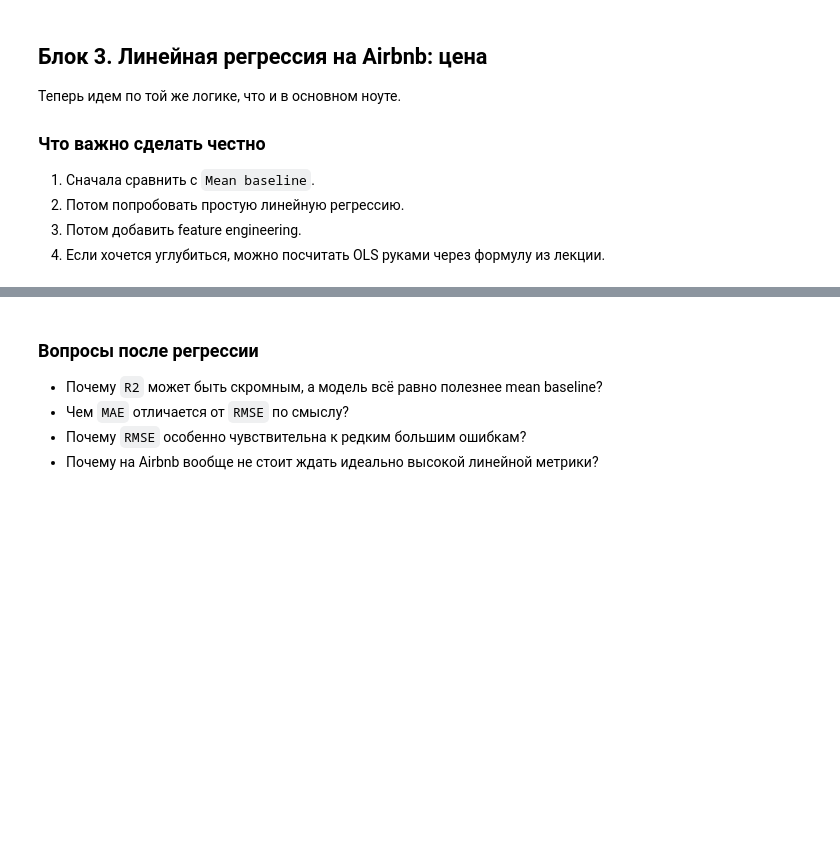
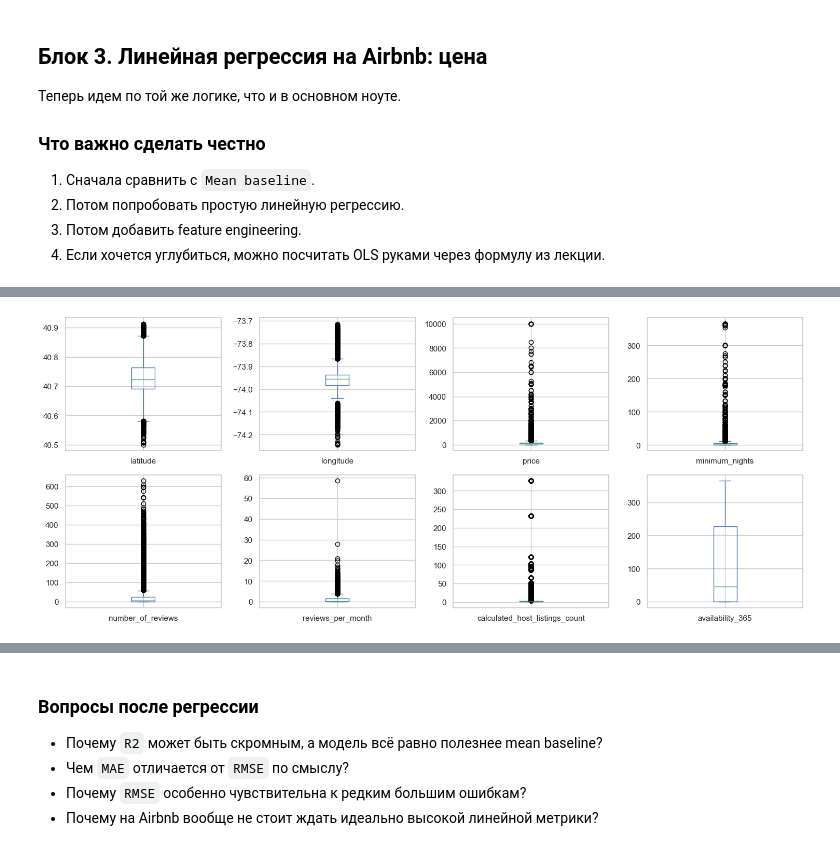
Before and after one commit to VitalyKalinsky/ML-studying, a Jupyter notebook: Linear regression/lecture_2_linear_vs_logistic_student_workbook.ipynb, the cells around one changed output, grey strips where cells are left out. Drawn from its saved outputs; the diff is of its cells as text; code cells hidden in the pictures; blank space fills up the shorter version.

```diff
--- a/Linear regression/lecture_2_linear_vs_logistic_student_workbook.ipynb
+++ b/Linear regression/lecture_2_linear_vs_logistic_student_workbook.ipynb
@@ -517,7 +511,9 @@ airbnb_imp["price"] = (airbnb_imp["price"]
 # %%
+# заполняем пропуски host_name
 airbnb_imp["host_name"] = airbnb_imp["host_name"].fillna("").astype(str).str.lower()
 
-
+# на середине feature engineering понял, что в этом нет необходимости, попытался вытянуть признаки из него, но ничего дельного не вышло
+# чистим отзывы от мусора, приводим к приятному виду
 pattern_for_name = r"[^a-zа-я0-9\s\.\,\!\?\;\:\(\)\'\"\-\|]"
 airbnb_imp["name"] = (airbnb_imp["name"]
                       .astype(str)
@@ -526,14 +522,15 @@ airbnb_imp["name"] = (airbnb_imp["name"]
                       .str.strip())
 
 
+# проверка вдруг где-то не совпадают пропущенные last_review и reviews_per_month
 last_review_nan_equals_reviews_per_month_nan = airbnb_imp["last_review"][airbnb_imp["reviews_per_month"].isna()]
-
-if len(last_review_nan_equals_reviews_per_month_nan) == 10052:
+# 10052 - число пропусков
+if len(last_review_nan_equals_reviews_per_month_nan) == len(airbnb_imp[airbnb_imp["last_review"].isna()]) == len(airbnb_imp[airbnb_imp["reviews_per_month"].isna()]):
     print("hell yeah")
     airbnb_imp["last_review"] = airbnb_imp["last_review"].fillna("never")
     airbnb_imp["reviews_per_month"] = airbnb_imp["reviews_per_month"].fillna(0)
 
-
+# то, что в minimum_nights больше 365, станет 365
 airbnb_imp["minimum_nights"] = airbnb_imp["minimum_nights"].clip(upper=365)
 # %% [output]
 hell yeah
@@ -603,0 +592,11 @@ array(['Kensington', 'Midtown', 'Harlem', 'Clinton Hill', 'East Harlem',
+# %%
+numeric_cols = airbnb_imp.select_dtypes(include=["int64", "float64"]).drop(columns=["id", "host_id"])
+
+numeric_cols.plot(
+    kind="box", subplots=True, layout=(4, 4), figsize=(15, 12), sharey=False
+)
+
+plt.tight_layout()
+plt.show()
+# %% [output]
+[figure, added]
```
Also changed, not shown: parts of 36 cells of this notebook, 1 other file.
